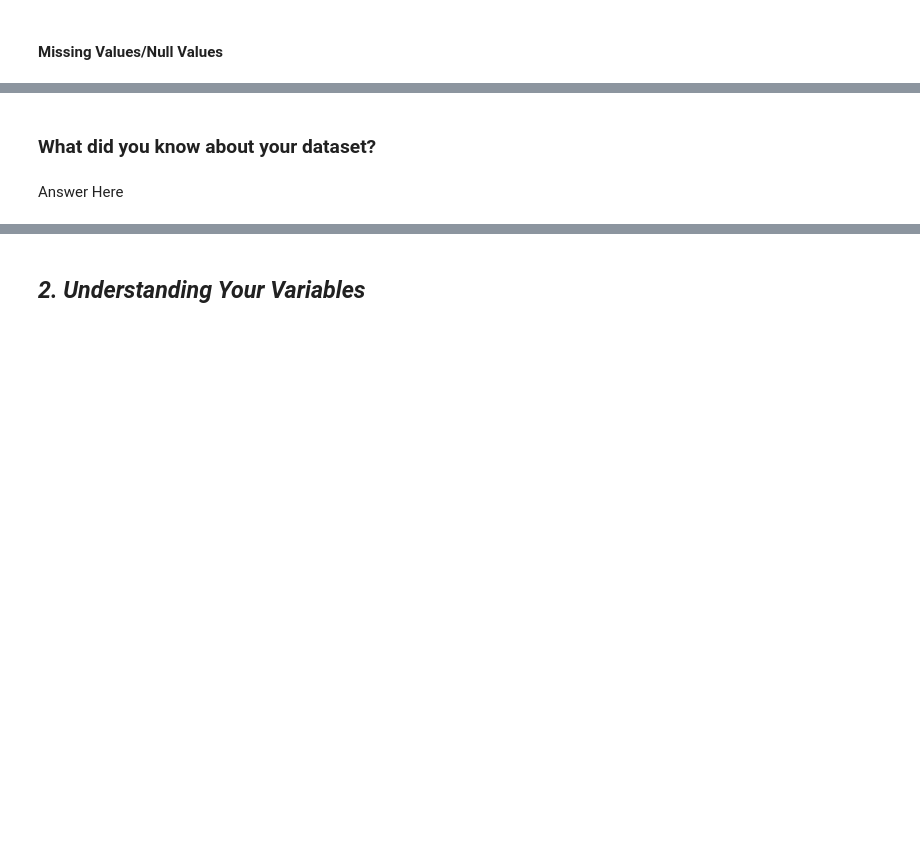
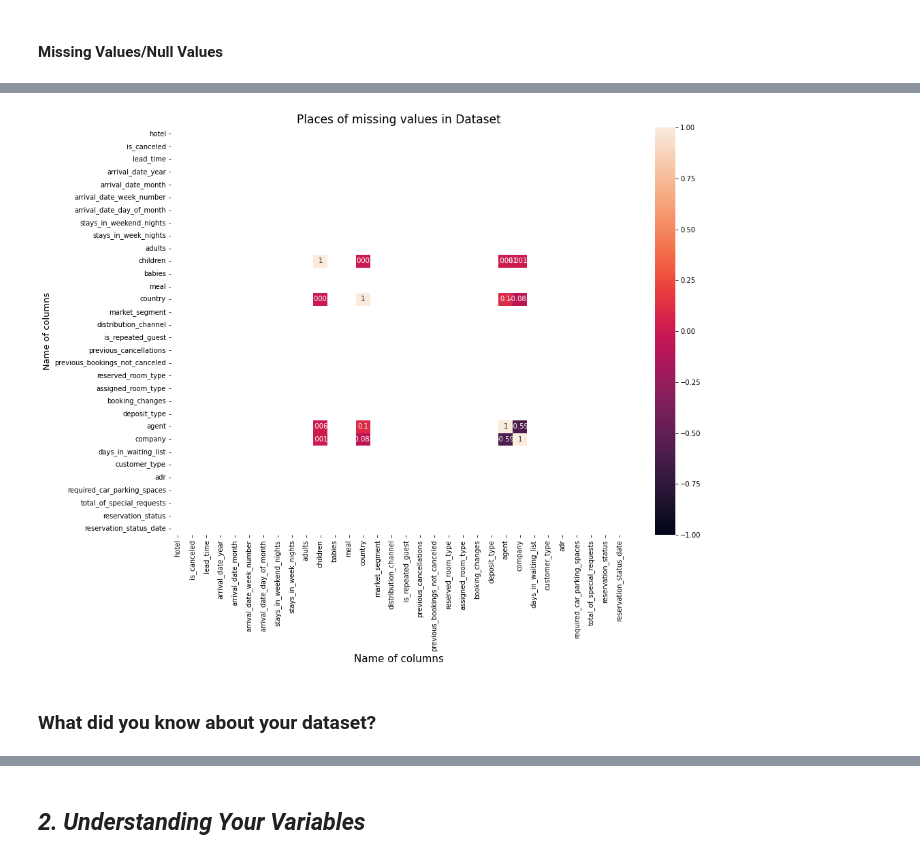
Before and after one commit to Apaulgithub/Hotel_Booking_Exploratory_Data_Analysis, a Jupyter notebook: Capstone_Project_1_Hotel_Booking_Analysis_EDA_Submission.ipynb, the cells around one changed output, grey strips where cells are left out. Drawn from its saved outputs; the diff is of its cells as text; code cells hidden in the pictures; blank space fills up the shorter version.

Commit message:
Data Visualization started (Chart-2 done)

```diff
--- a/Capstone_Project_1_Hotel_Booking_Analysis_EDA_Submission.ipynb
+++ b/Capstone_Project_1_Hotel_Booking_Analysis_EDA_Submission.ipynb
@@ -105,6 +114,6 @@ import ast
 # %%
 # Load Dataset
-database = "/Hotel Bookings.csv"
+database = '/content/drive/My Drive/Colab Notebooks/M1 (Python for Data Science)/Week 6/Project CSV File/Hotel_Bookings.csv'
 hotel_booking_df = pd.read_csv(database)
 # %% [markdown]
 ### Dataset First View
@@ -182,4 +212,13 @@ plt.show()
+# %%
+# Visualizing the missing values
+
+plt.figure(figsize = (15,11))
+sns.heatmap(hotel_booking_df.isnull().corr(), vmin=-1, annot= True)
+plt.xlabel('Name of columns', fontsize=15)
+plt.ylabel('Name of columns', fontsize=13)
+plt.title('Places of missing values in Dataset', fontsize=17)
+plt.show()
+# %% [output]
+[figure, added]
 # %% [markdown]
 ### What did you know about your dataset?
-# %% [markdown]
-Answer Here
```
Also changed, not shown: parts of 80 cells of this notebook.
